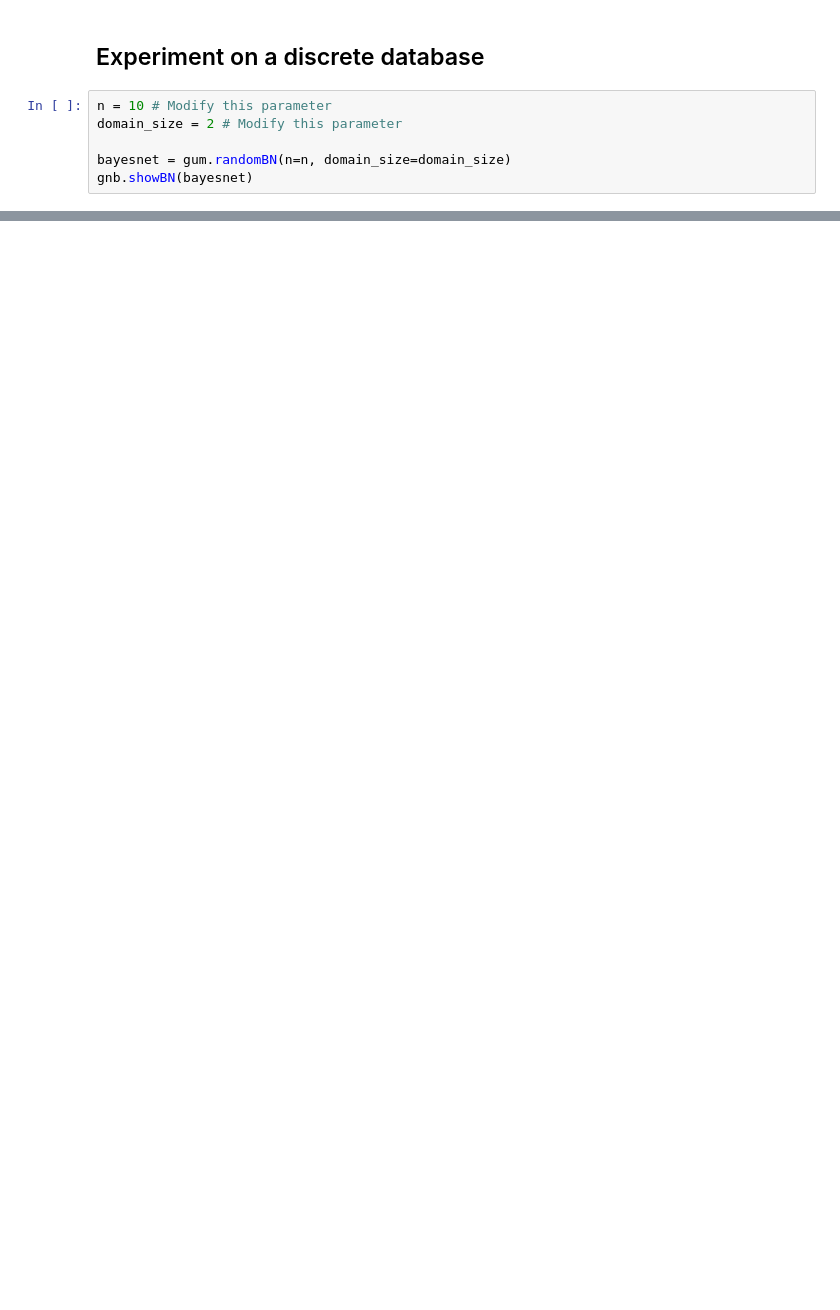
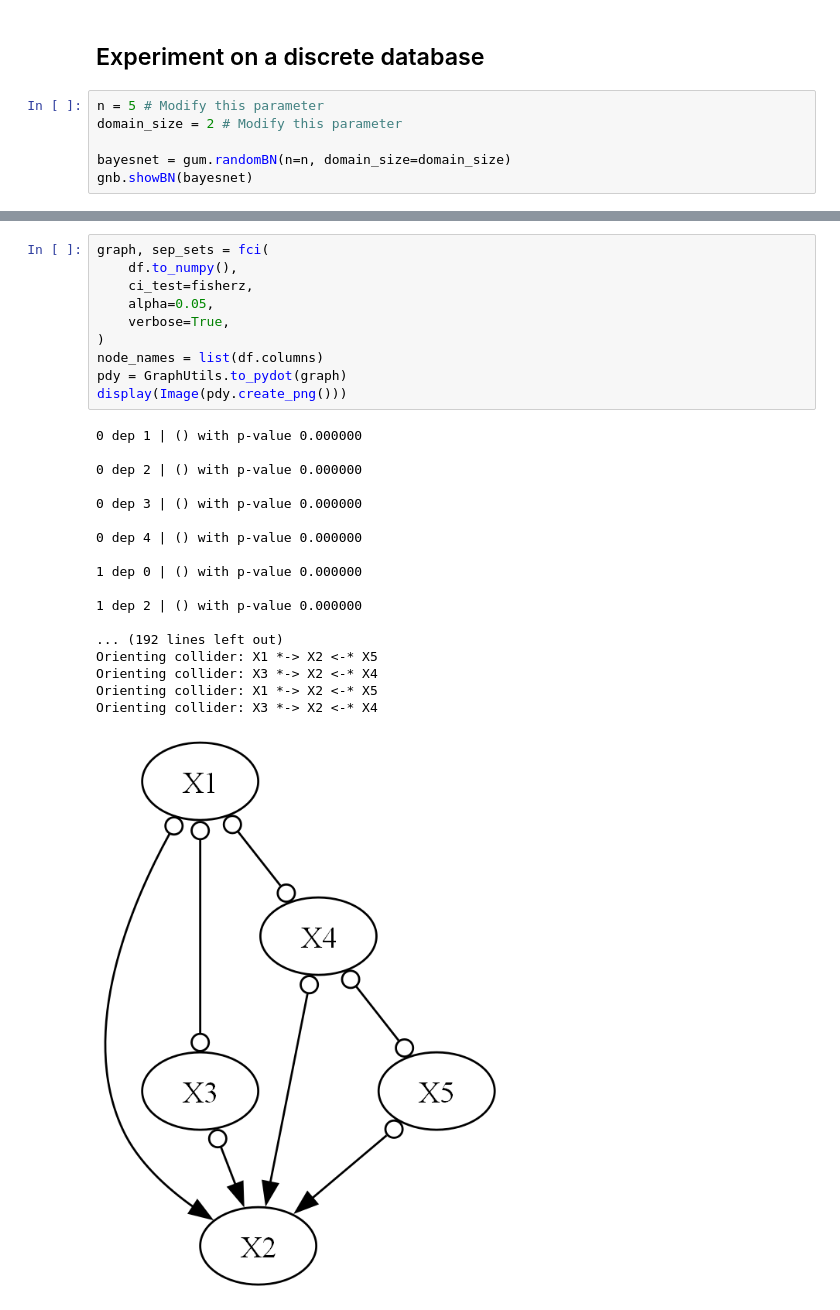
Before and after one commit to alexisvuvietnam/MADI_project, a Jupyter notebook: test.ipynb, the cells around one changed output, grey strips where cells are left out. Saved outputs shown, nothing was run; the diff lists cells and outputs as text; blank space fills up the shorter version.

```diff
--- a/test.ipynb
+++ b/test.ipynb
@@ -216,7 +272,7 @@ graph
 # %% [markdown]
 ## Experiment on a discrete database
 # %%
-n = 10 # Modify this parameter
+n = 5 # Modify this parameter
 domain_size = 2 # Modify this parameter
 
 bayesnet = gum.randomBN(n=n, domain_size=domain_size)
@@ -253,3 +309,32 @@ bn_miic = learner.learnBN()
 gnb.showBN(bn_miic)
 # %% [output]
 [drawing not drawn]
+# %%
+graph, sep_sets = fci(
+    df.to_numpy(),
+    ci_test=fisherz,
+    alpha=0.05,
+    verbose=True,
+)
+node_names = list(df.columns)
+pdy = GraphUtils.to_pydot(graph)
+display(Image(pdy.create_png()))
+# %% [output]
+0 dep 1 | () with p-value 0.000000
+
+0 dep 2 | () with p-value 0.000000
+
+0 dep 3 | () with p-value 0.000000
+
+0 dep 4 | () with p-value 0.000000
+
+1 dep 0 | () with p-value 0.000000
+
+1 dep 2 | () with p-value 0.000000
+
+... (192 lines left out)
+Orienting collider: X1 *-> X2 <-* X5
+Orienting collider: X3 *-> X2 <-* X4
+Orienting collider: X1 *-> X2 <-* X5
+Orienting collider: X3 *-> X2 <-* X4
+[figure, added]
```
Also changed, not shown: parts of 30 cells of this notebook, 1 other file.
